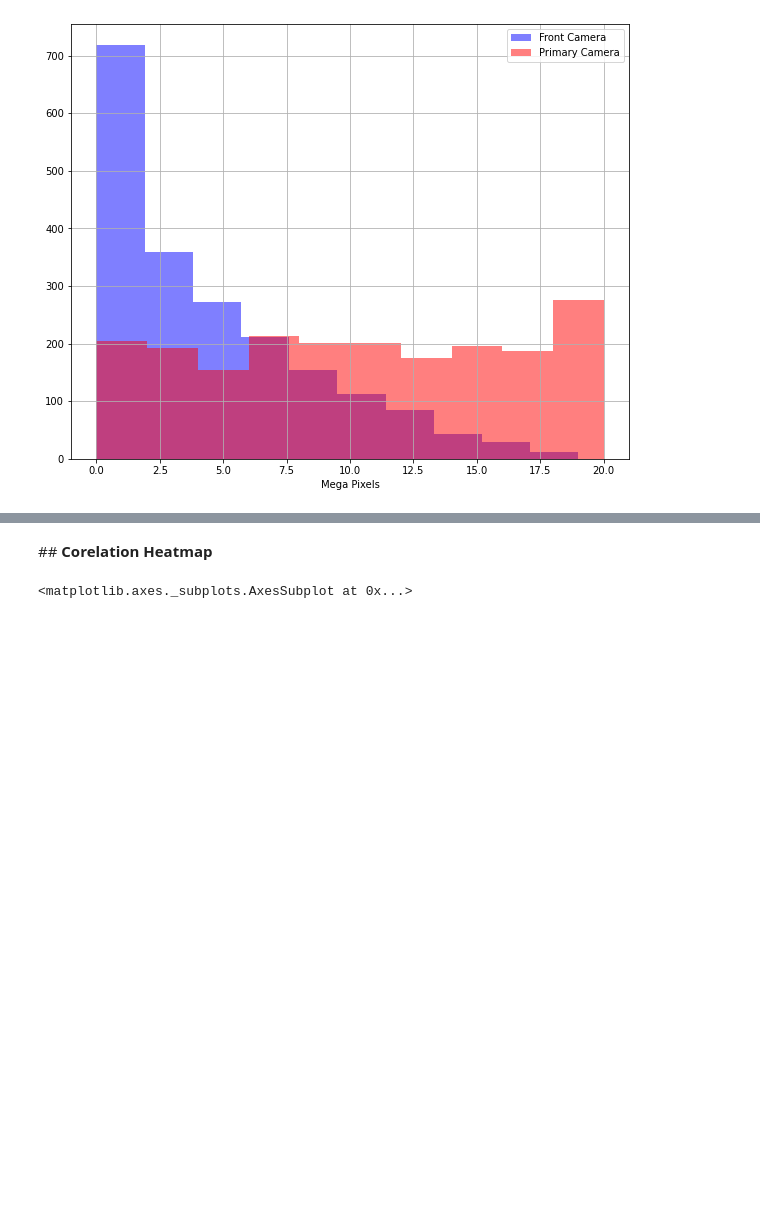
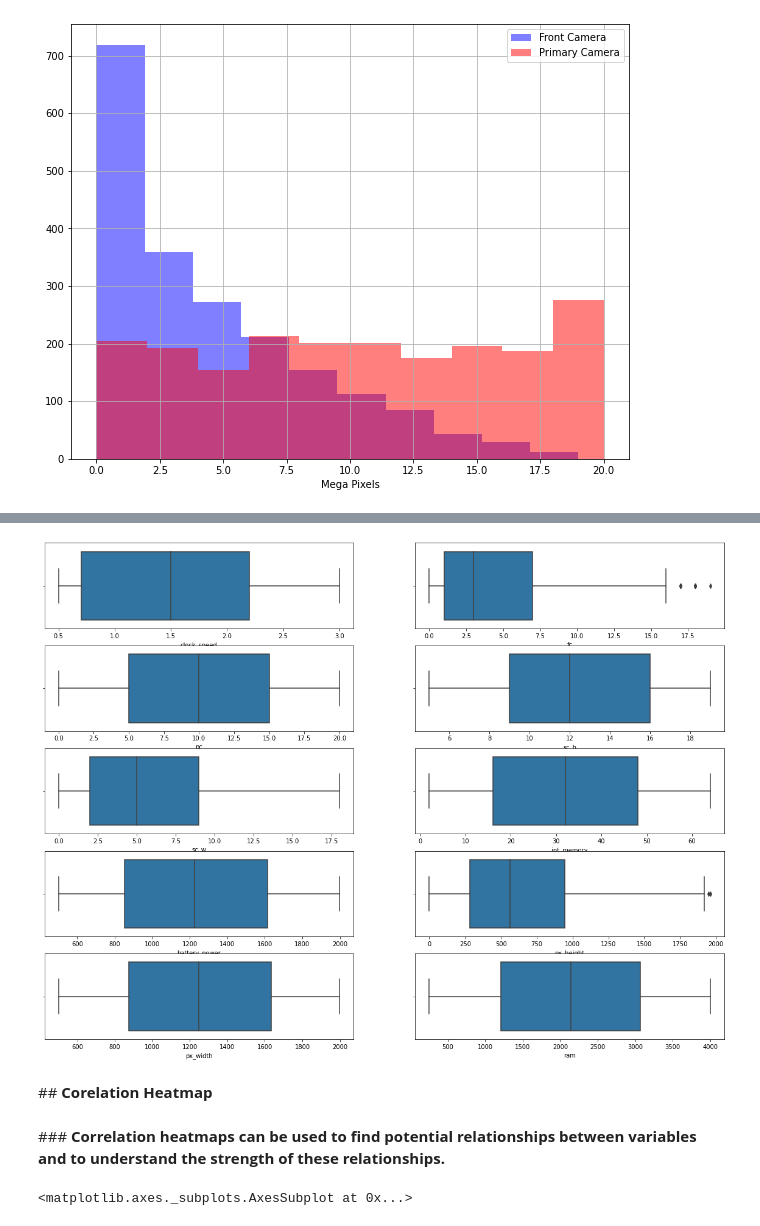
Before and after one commit to SachinSPanchal/Capstone-03-Mobile-Price-Range-Prediction, a Jupyter notebook: Final_Mobile_Price_Range_Prediction.ipynb, the cells around one changed output, grey strips where cells are left out. Saved outputs shown, nothing was run; the diff lists cells and outputs as text; code cells hidden in the pictures; blank space fills up the shorter version.

```diff
--- a/Final_Mobile_Price_Range_Prediction.ipynb
+++ b/Final_Mobile_Price_Range_Prediction.ipynb
@@ -313,5 +340,16 @@ Text(0.5, 0, 'Mega Pixels')
+# %%
+box_list = ['clock_speed','fc','pc','sc_h','sc_w','int_memory','battery_power','px_height','px_width','ram']
+# %%
+plt.figure(figsize=(20,15))
+for i in range(len(box_list)):
+  plt.subplot(5,2,i+1)
+  sns.boxplot(data[box_list[i]])
+# %% [output]
+[figure, added]
 # %% [markdown]
 ##<b> Corelation Heatmap
+# %% [markdown]
+###<b> Correlation heatmaps can be used to find potential relationships between variables and to understand the strength of these relationships.
 # %%
 plt.figure(figsize=(20,18))
 correlation = data.corr()
```
Also changed, not shown: parts of 27 cells of this notebook.
